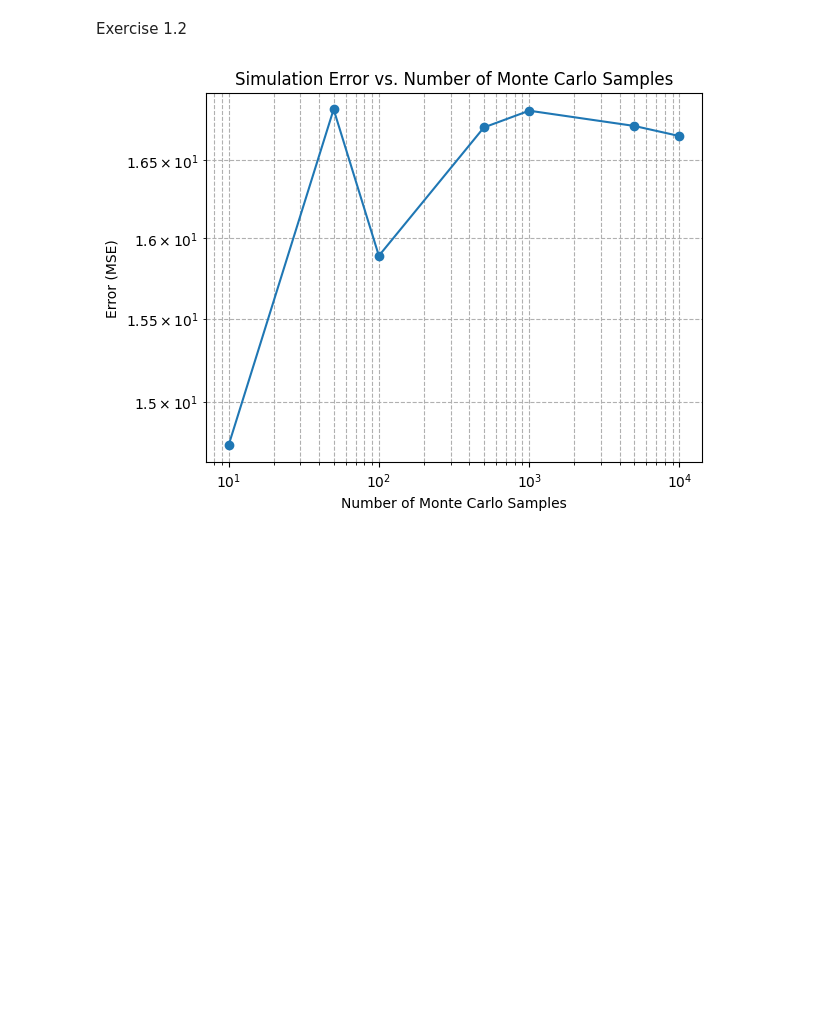
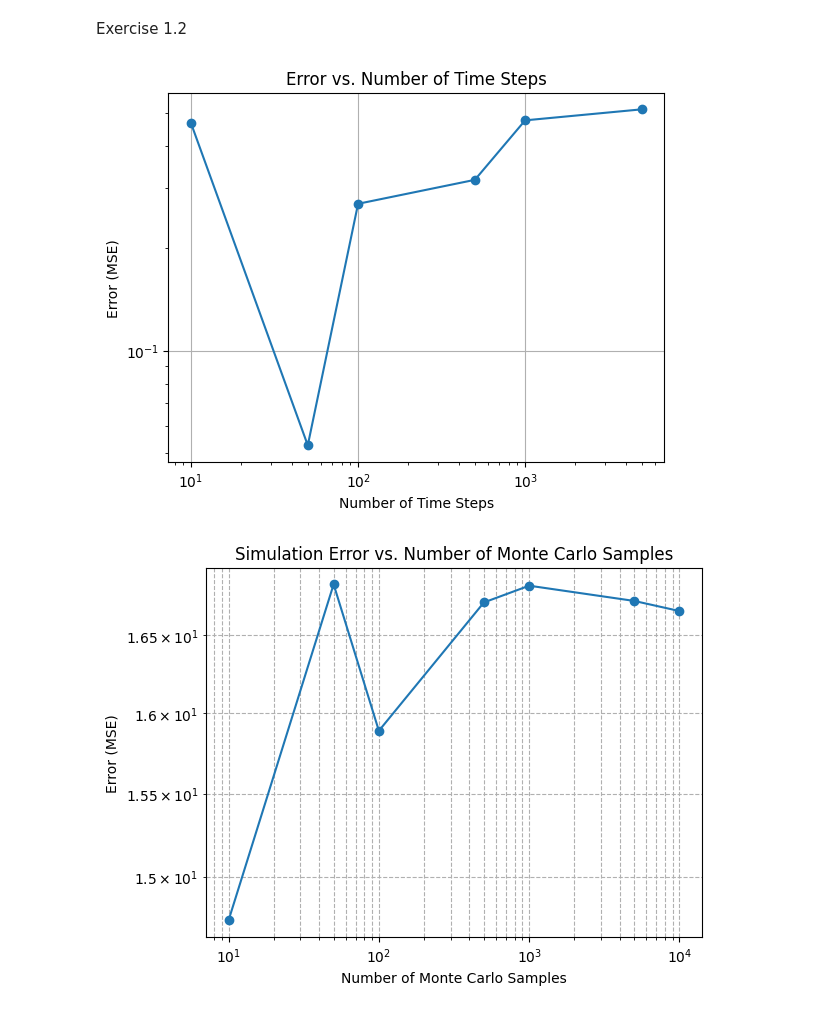
Before and after one commit to Kian-P/SCDAA, a Jupyter notebook: SCDAA-CW.ipynb, the cells around one changed output. Cells and saved outputs as stored; diff of their text form; code cells hidden in the pictures; blank space fills up the shorter version.

Commit message:
mc run only 10 samples

```diff
--- a/SCDAA-CW.ipynb
+++ b/SCDAA-CW.ipynb
@@ -253,32 +257,34 @@ def compute_error(final_costs, theoretical_value):
 # %%
 # Example usage:
 x0 = torch.tensor([1.0, 1.0])  # Initial state
 
 # Number of time steps and Monte Carlo samples for the simulation
 N_steps_list = [10, 50, 100, 500, 1000, 5000]
-num_samples = 10000
+num_samples = 10
 
 # Generate a time grid for solving the Riccati ODE
 time_grid = np.linspace(0, T, 10000)  # Fine time grid for better accuracy
 lqr_problem.solve_riccati_ode(time_grid)
 
 # Compute the theoretical value at the initial state x0
 theoretical_value = lqr_problem.compute_value_function(x0.unsqueeze(0), t=0).item()
 
 # Run the simulation and compute errors for different numbers of time steps
 errors = []
 for N_steps in N_steps_list:
     final_costs = simulate_dynamics(lqr_problem, x0, N_steps, num_samples)
     error = compute_error(final_costs, theoretical_value)
     errors.append(error)
 
 # Plot the error vs. number of time steps
 plt.loglog(N_steps_list, errors, marker='o')
 plt.xlabel('Number of Time Steps')
 plt.ylabel('Error (MSE)')
 plt.title('Error vs. Number of Time Steps')
 plt.grid(True)
 plt.show()
+# %% [output]
+[figure, added]
 # %%
 # Step 1: Fix a large number of time steps
 N_steps_fixed = 5
```
Also changed, not shown: parts of 4 cells of this notebook.
